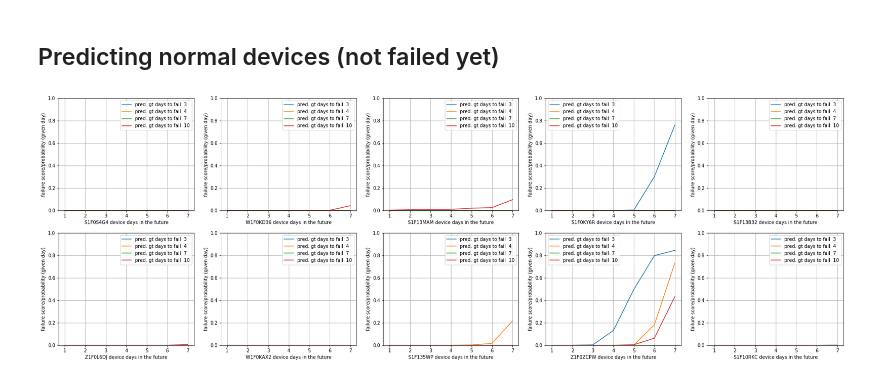
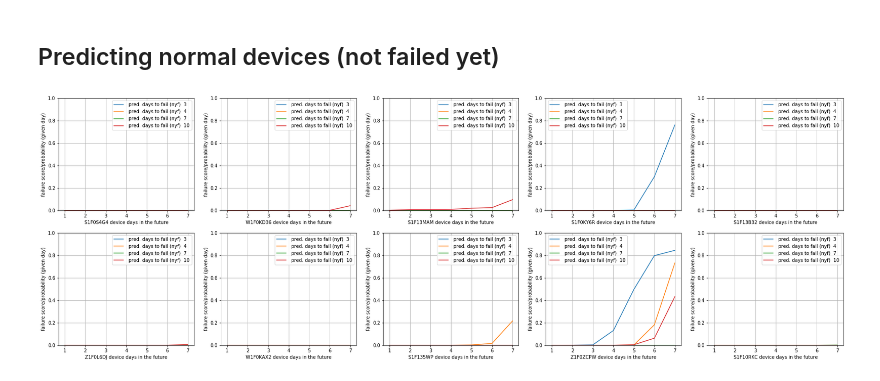
Before and after one commit to Wajih-O/ad-pmm-lab, a Jupyter notebook: pmm.ipynb, the cells around one changed output. Cells and saved outputs as stored; diff of their text form; code cells hidden in the pictures.

Commit message:
update lengends for the not failed yet devices

```diff
--- a/pmm.ipynb
+++ b/pmm.ipynb
@@ -662,6 +662,6 @@ visualize_prediction(test_devices, test_features)
 # %%
 normal_test_devices, normal_test_features = get_test_devices(sample_size=test_device_sample_size, minimum_useful_length=minimum_useful_length, failed=False)
 # %%
-visualize_prediction(normal_test_devices, normal_test_features)
+visualize_prediction(normal_test_devices, normal_test_features, normal=True)
 # %% [output]
-[figure, old version]
+[figure, new version]
```
